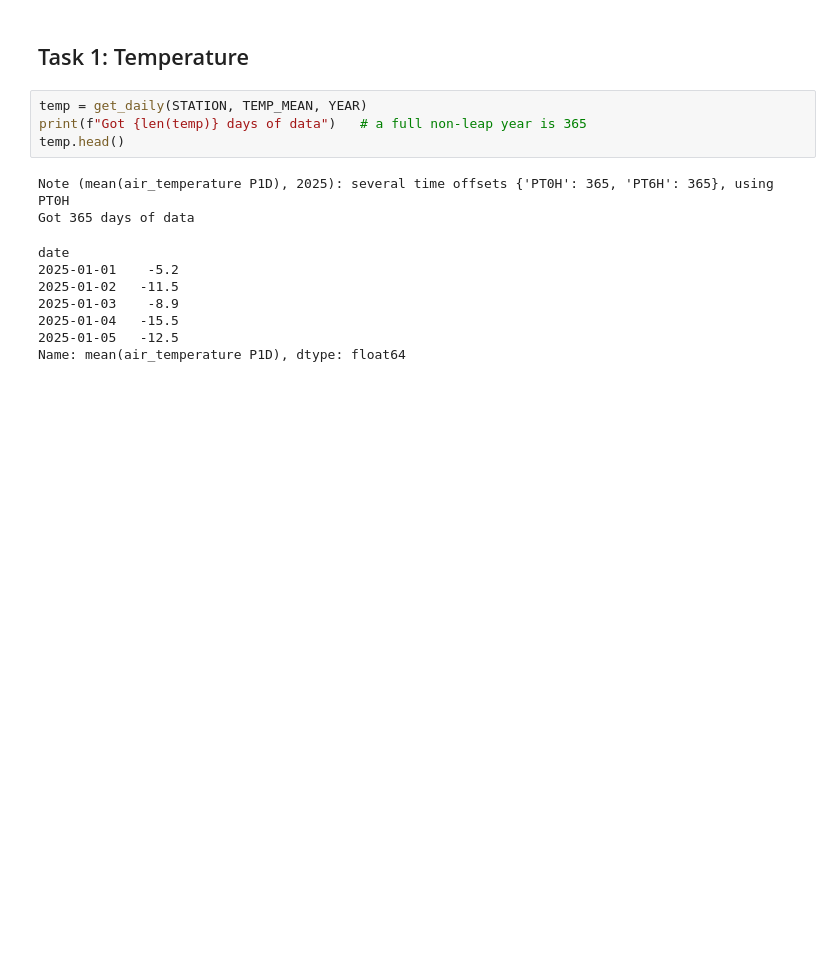
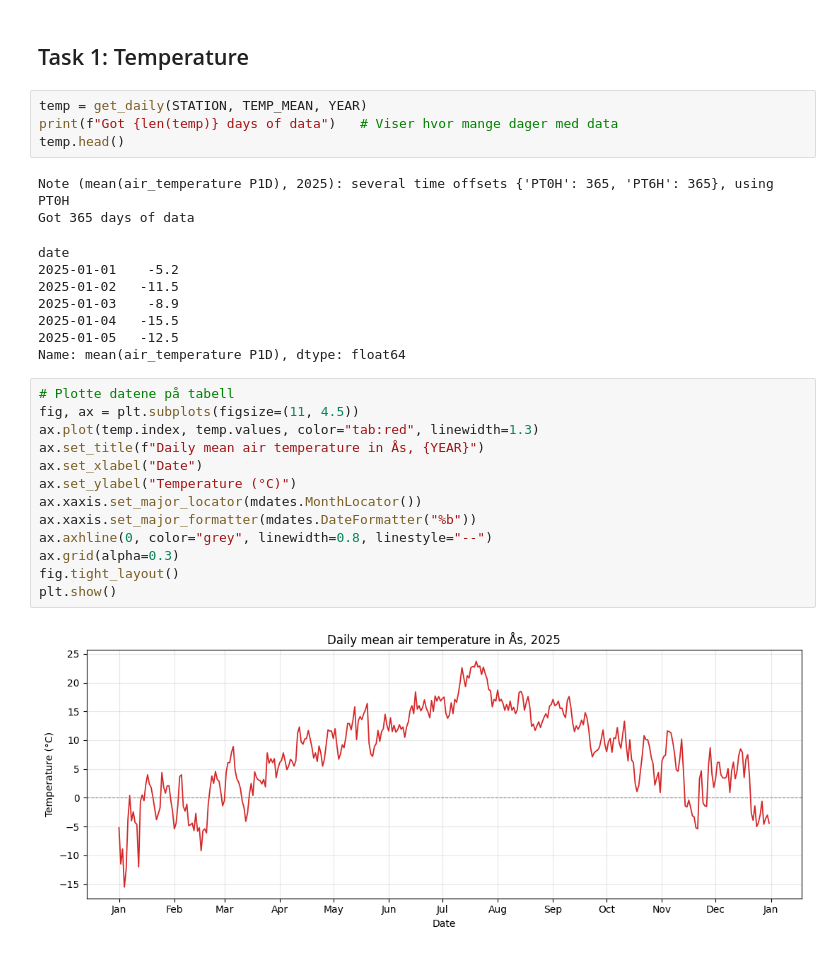
Before and after one commit to saltonese/Del_1-G6_5, a Jupyter notebook: Del_1.ipynb, the cells around one changed output. Saved outputs shown, nothing was run; the diff lists cells and outputs as text; blank space fills up the shorter version.

Commit message:
La til kode for å plotte graf og printe oppsumering task 1

```diff
--- a/Del_1.ipynb
+++ b/Del_1.ipynb
@@ -128,7 +128,7 @@ def summary_table(series_by_label, unit="°C"):
 ## Task 1: Temperature
 # %%
 temp = get_daily(STATION, TEMP_MEAN, YEAR)
-print(f"Got {len(temp)} days of data")   # a full non-leap year is 365
+print(f"Got {len(temp)} days of data")   # Viser hvor mange dager med data
 temp.head()
 # %% [output]
 Note (mean(air_temperature P1D), 2025): several time offsets {'PT0H': 365, 'PT6H': 365}, using PT0H
@@ -140,3 +140,18 @@ date
 2025-01-04   -15.5
 2025-01-05   -12.5
 Name: mean(air_temperature P1D), dtype: float64
+# %%
+# Plotte datene på tabell
+fig, ax = plt.subplots(figsize=(11, 4.5))
+ax.plot(temp.index, temp.values, color="tab:red", linewidth=1.3)
+ax.set_title(f"Daily mean air temperature in Ås, {YEAR}")
+ax.set_xlabel("Date")
+ax.set_ylabel("Temperature (°C)")
+ax.xaxis.set_major_locator(mdates.MonthLocator())
+ax.xaxis.set_major_formatter(mdates.DateFormatter("%b"))
+ax.axhline(0, color="grey", linewidth=0.8, linestyle="--")
+ax.grid(alpha=0.3)
+fig.tight_layout()
+plt.show()
+# %% [output]
+[figure, added]
```
Also changed, not shown: parts of 3 cells of this notebook.
